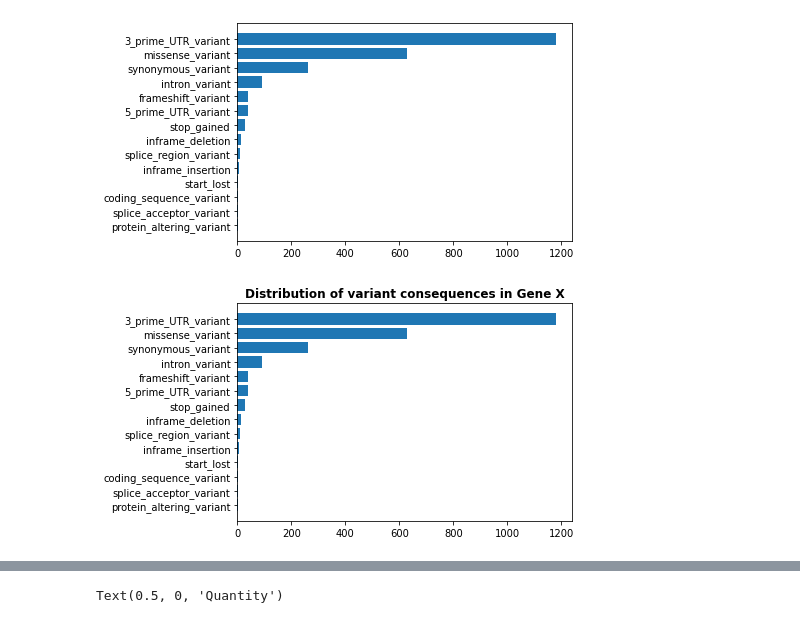
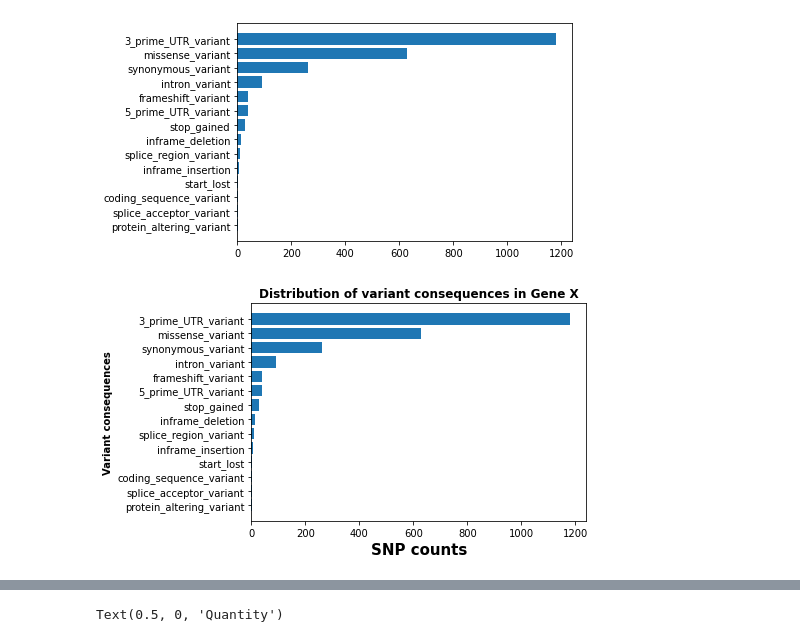
Before and after one commit to JulianOrti/Big-Data-, a Jupyter notebook: Week_04/06_Python_data_visualization_part1.ipynb, the cells around one changed output, grey strips where cells are left out. Drawn from its saved outputs; the diff is of its cells as text; code cells hidden in the pictures.

```diff
--- a/Week_04/06_Python_data_visualization_part1.ipynb
+++ b/Week_04/06_Python_data_visualization_part1.ipynb
@@ -359,13 +360,17 @@ plt.barh(counts.index, counts.values)
 # %%
 # How many of each type of Variant consequence?
 counts = SNPs['Variant consequence'].value_counts(ascending=True)
 plt.barh(counts.index, counts.values)
 plt.title('Distribution of variant consequences in Gene X', fontweight='bold')
+
+plt.xlabel('SNP counts', fontweight='bold', fontsize = 15)
+plt.ylabel('Variant consequences', fontweight='bold')
+
 plt.show()
 
 # plt.ylabel('SNP counts')
 # %% [output]
-[figure, old version]
+[figure, new version]
 # %%
 chipotle
 # %% [output]
```
Also changed, not shown: parts of 54 cells of this notebook.
